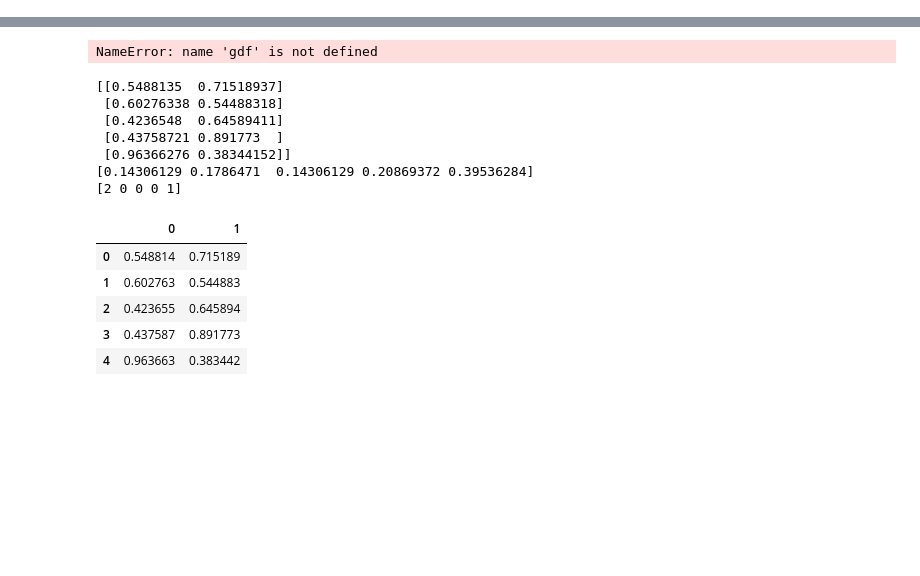
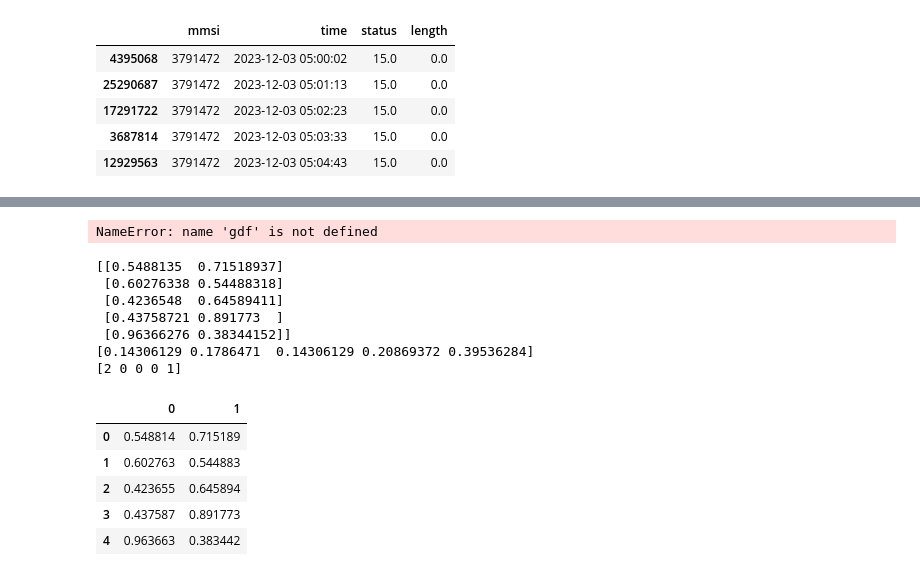
Before and after one commit to epistemetrica/Port-Performance-Project, a Jupyter notebook: ppi_sandbox.ipynb, the cells around one changed output, grey strips where cells are left out. Cells and saved outputs as stored; diff of their text form; code cells hidden in the pictures; blank space fills up the shorter version.

```diff
--- a/ppi_sandbox.ipynb
+++ b/ppi_sandbox.ipynb
@@ -29,0 +43,9 @@ new geometry: POINT (-73.74816000000003 42.64271000000003)
+# %%
+%%timeit
+
+#read parquet
+df = pd.read_parquet('ais data/data/file.parquet')[['mmsi','time', 'status', 'length']]
+#sort by mmsi and time
+df = df.sort_values(by=['mmsi', 'time'])
+#drop unused column
+df.drop('length', axis=1)
@@ -29,0 +54,9 @@ new geometry: POINT (-73.74816000000003 42.64271000000003)
+# %%
+df.head()
+# %% [output]
+|  | mmsi | time | status | length |
+| 4395068 | 3791472 | 2023-12-03 05:00:02 | 15.0 | 0.0 |
+| 25290687 | 3791472 | 2023-12-03 05:01:13 | 15.0 | 0.0 |
+| 17291722 | 3791472 | 2023-12-03 05:02:23 | 15.0 | 0.0 |
+| 3687814 | 3791472 | 2023-12-03 05:03:33 | 15.0 | 0.0 |
+| 12929563 | 3791472 | 2023-12-03 05:04:43 | 15.0 | 0.0 |
```
Also changed, not shown: parts of 13 cells of this notebook, 9 other files.
